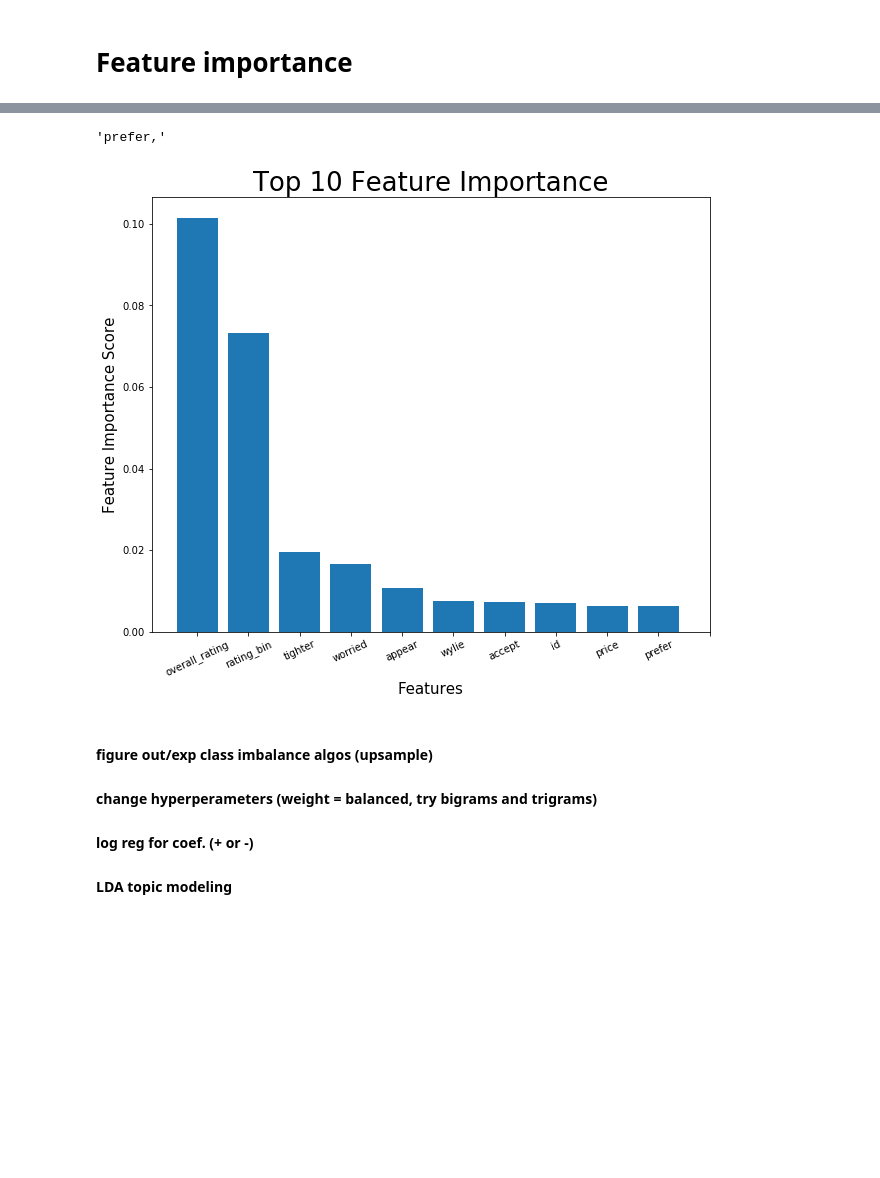
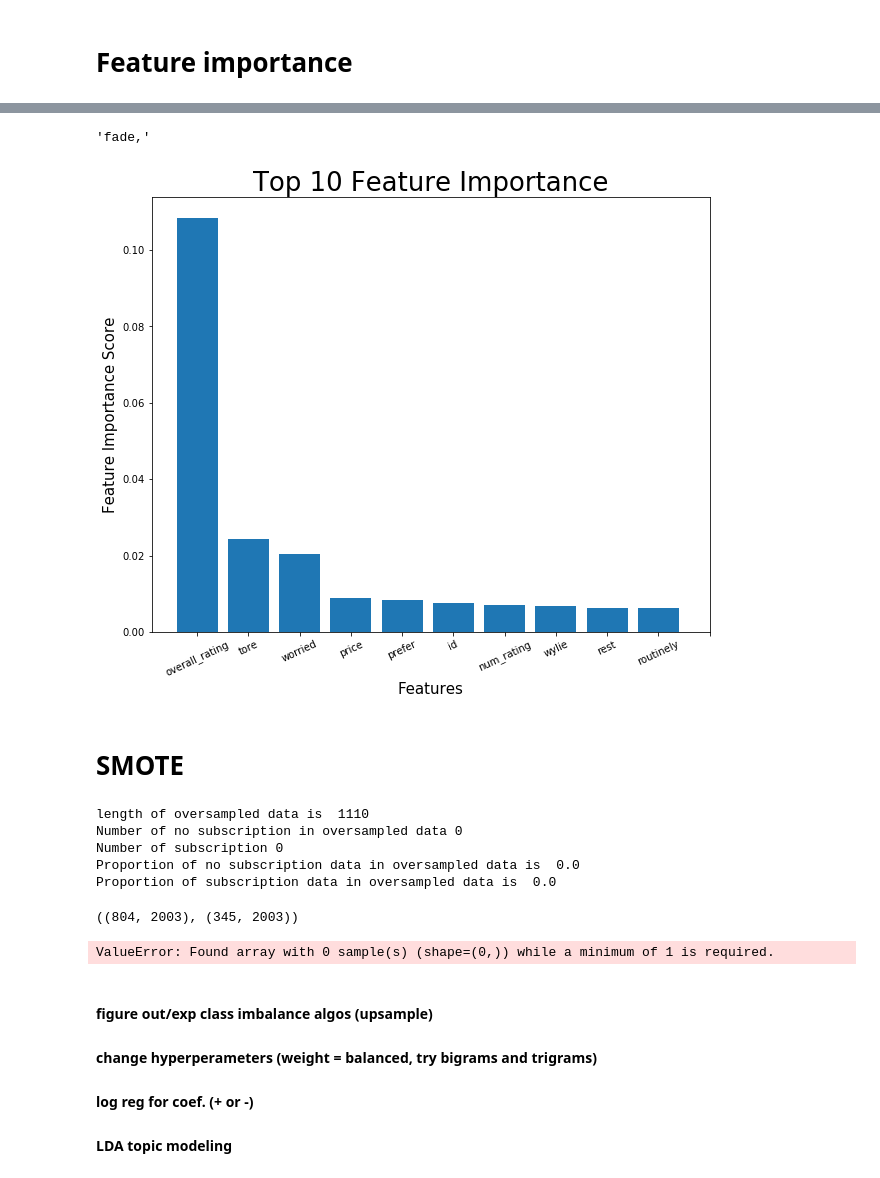
Before and after one commit to dorjeys3/Walmart_proj, a Jupyter notebook: Preprocessing.ipynb, the cells around one changed output, grey strips where cells are left out. Drawn from its saved outputs; the diff is of its cells as text; code cells hidden in the pictures; blank space fills up the shorter version.

```diff
--- a/Preprocessing.ipynb
+++ b/Preprocessing.ipynb
@@ -452,18 +458,13 @@ weighted avg       0.81      0.81      0.79       345
 from sklearn.model_selection import GridSearchCV
 # %%
 rfc = RandomForestClassifier(n_estimators = 300, criterion = "entropy",
-                             random_state = 0, verbose=1, n_jobs=-1)
+                             random_state = 0, verbose=1, n_jobs=-1, class_weight="balanced")
 # %%
-param_dict={'min_samples_leaf':range(1,20,1), 'max_depth': range(20,40,2)}
+param_dict={'min_samples_leaf':range(1,10,1), 'max_depth': range(10,20,1)}
 # %%
-grid_tree = GridSearchCV(rfc, param_dict, cv=5, scoring="accuracy", verbose=1, n_jobs=-1)
+grid_tree = GridSearchCV(rfc, param_dict, cv=5, scoring="f1", verbose=2, n_jobs=-1)
 
 
 grid_tree.fit(X_train, y_train)
 #rfc.fit(X_train_tfidf, y_train_tfidf)
-
-grid_tree_pred = grid_tree.predict(X_test)
-print("Accuracy is:", metrics.accuracy_score(y_test, grid_tree_pred))
-print("-"*60)
-print(classification_report(y_test, grid_tree_pred))
 # %% [output]
@@ -536,5 +578,5 @@ feat_imp
 # %%
-x=feat_imp.Stats
+x=feat_imp.Stats.astype("str")
 y=feat_imp.FI
 # %%
 fig, ax = plt.subplots(figsize=(10,8))
@@ -547,21 +589,21 @@ dataset = [d.split() for d in df.unlisted]
 vocab = gensim.corpora.Dictionary(dataset)
 # %%
-vocab[217]
+vocab[395]
 # %% [output]
-'prefer,'
+'fade,'
 # %%
 fig, ax = plt.subplots(figsize=(10,8))
 plt.bar(x=x, height=y, data = feat_imp)
 
-x = ['overall_rating', 'rating_bin', 'tighter', 'worried', 'appear', 'wylie', 'accept', 'id', 'price', 'prefer']
+x = ['overall_rating', 'increased', 'artist', 'fade', 'prefer', 'id', 'num_rating', 'wylie', 'rest', 'routinely']
 l = [0, 1, 2, 3, 4, 5, 6, 7, 8, 9, 10]
 
 
 ax.set_xticks(l)
 ax.set_xticklabels(x)
 plt.xticks(rotation=25)
 plt.title("Top 10 Feature Importance", fontsize=26)
 plt.ylabel("Feature Importance Score", fontsize=15)
 plt.xlabel("Features", fontsize=15);
 # %% [output]
-[figure, old version]
+[figure, new version]
@@ -573,3 +610,51 @@ print(classification_report(y_test, y_pred_DT))
+# %% [markdown]
+# SMOTE
+# %%
+from imblearn.over_sampling import SMOTE
+os = SMOTE(random_state=0)
+
+
+X_train, X_test, y_train, y_test = train_test_split(X, y, test_size=0.3, random_state=0)
+
+columns = X_train.columns
+
+os_data_X,os_data_y=os.fit_sample(X_train, y_train)
+
+os_data_X = pd.DataFrame(data=os_data_X,columns=columns )
+
+os_data_y= pd.DataFrame(data=os_data_y,columns=['y'])
+
+# we can Check the numbers of our data
+print("length of oversampled data is ",len(os_data_X))
+print("Number of no subscription in oversampled data",len(os_data_y[os_data_y['y']==0]))
+print("Number of subscription",len(os_data_y[os_data_y['y']==1]))
+print("Proportion of no subscription data in oversampled data is ",len(os_data_y[os_data_y['y']==0])/len(os_data_X))
+print("Proportion of subscription data in oversampled data is ",len(os_data_y[os_data_y['y']==1])/len(os_data_X))
+# %% [output]
+length of oversampled data is  1110
+Number of no subscription in oversampled data 0
+Number of subscription 0
+Proportion of no subscription data in oversampled data is  0.0
+Proportion of subscription data in oversampled data is  0.0
+# %%
+X_train.shape, X_test.shape
+# %% [output]
+((804, 2003), (345, 2003))
+# %%
+data_final_vars=df.columns.values.tolist()
+y=['target']
+X=[i for i in data_final_vars if i not in y]
+
+
+from sklearn.feature_selection import RFE
+from sklearn.linear_model import LogisticRegression
+logreg = LogisticRegression()
+rfe = RFE(logreg, 20)
+rfe = rfe.fit(os_data_X, os_data_y.values.ravel())
+print(rfe.support_)
+print(rfe.ranking_)
+# %% [output]
+ValueError: Found array with 0 sample(s) (shape=(0,)) while a minimum of 1 is required.
 # %% [markdown]
 #### figure out/exp class imbalance algos (upsample)
 #### change hyperperameters (weight = balanced, try bigrams and trigrams)
```
Also changed, not shown: parts of 65 cells of this notebook.
